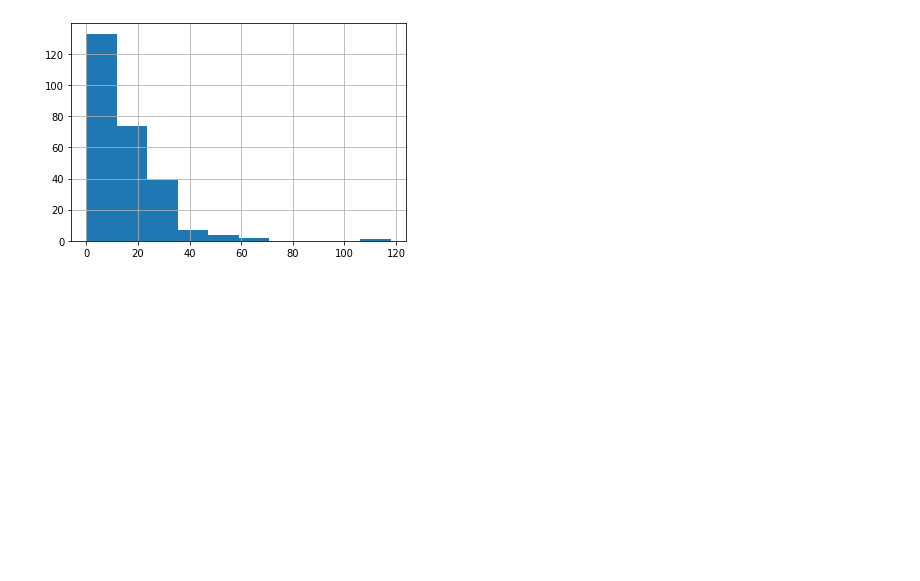
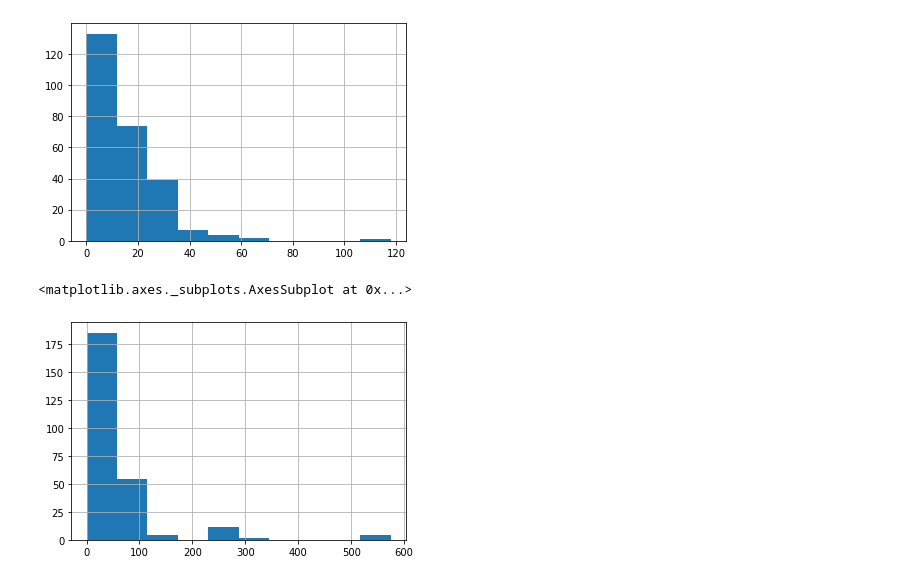
Before and after one commit to ipatel467/McDonald-s-Menu, a Jupyter notebook: Untitled.ipynb, the cells around one changed output. Saved outputs shown, nothing was run; the diff lists cells and outputs as text; code cells hidden in the pictures; blank space fills up the shorter version.

```diff
--- a/Untitled.ipynb
+++ b/Untitled.ipynb
@@ -65,3 +65,8 @@ df['Total Fat'].hist()
 # %% [output]
 <matplotlib.axes._subplots.AxesSubplot at 0x...>
 [figure]
+# %%
+df['Cholesterol'].hist()
+# %% [output]
+<matplotlib.axes._subplots.AxesSubplot at 0x...>
+[figure, added]
```
Also changed, not shown: parts of 7 cells of this notebook.
